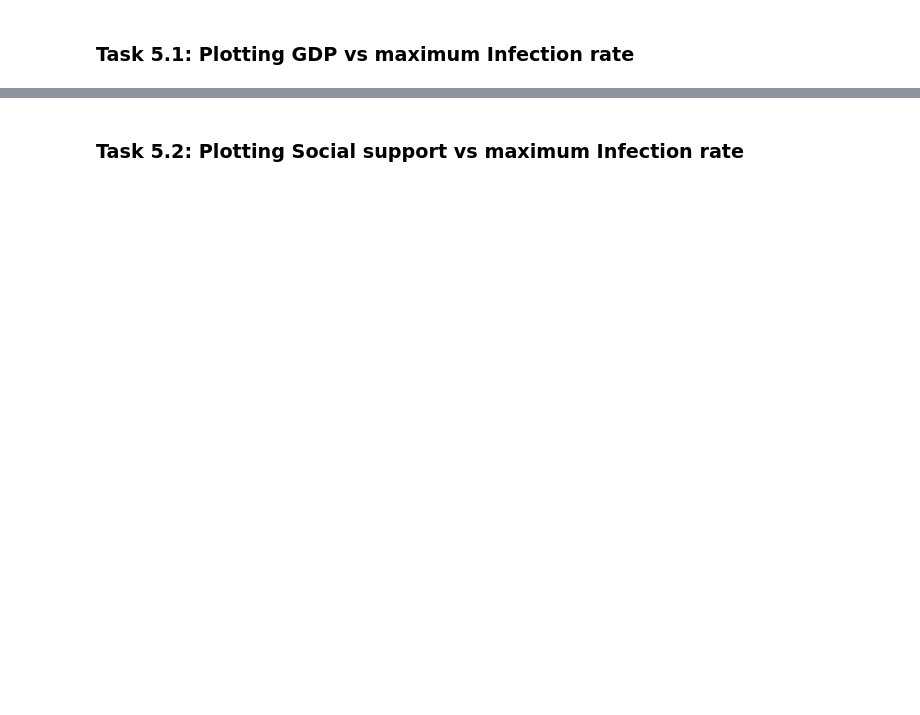
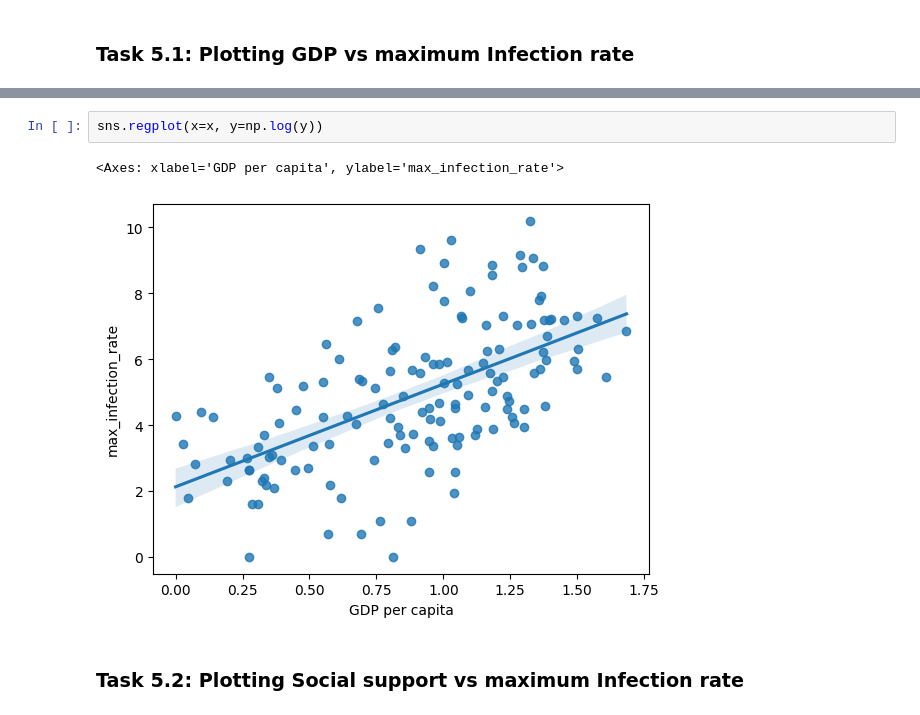
Before and after one commit to rasikasrimal/covid-19-data-analysis-using-python, a Jupyter notebook: covid19 data analysis notebook.ipynb, the cells around one changed output, grey strips where cells are left out. Saved outputs shown, nothing was run; the diff lists cells and outputs as text; blank space fills up the shorter version.

```diff
--- a/covid19 data analysis notebook.ipynb
+++ b/covid19 data analysis notebook.ipynb
@@ -189,2 +283,7 @@ our Analysis is not finished unless we visualize the results in terms figures an
+# %%
+sns.regplot(x=x, y=np.log(y))
+# %% [output]
+<Axes: xlabel='GDP per capita', ylabel='max_infection_rate'>
+[figure, added]
 # %% [markdown]
 ### Task 5.2: Plotting Social support vs maximum Infection rate
```
Also changed, not shown: parts of 22 cells of this notebook.
